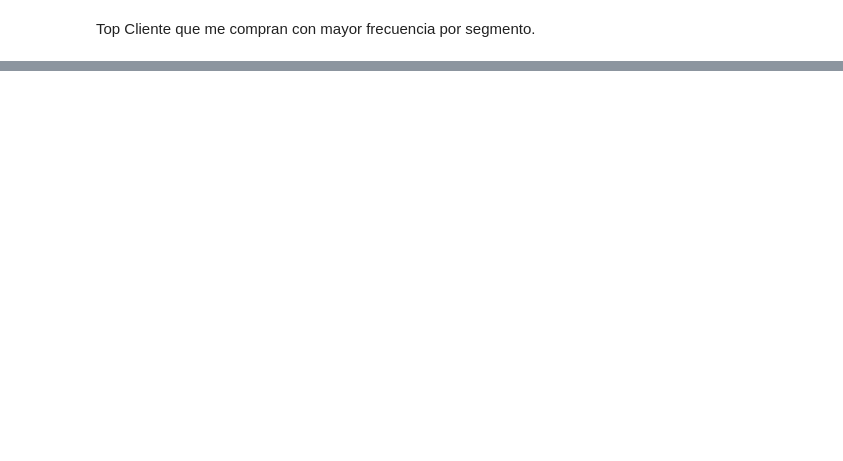
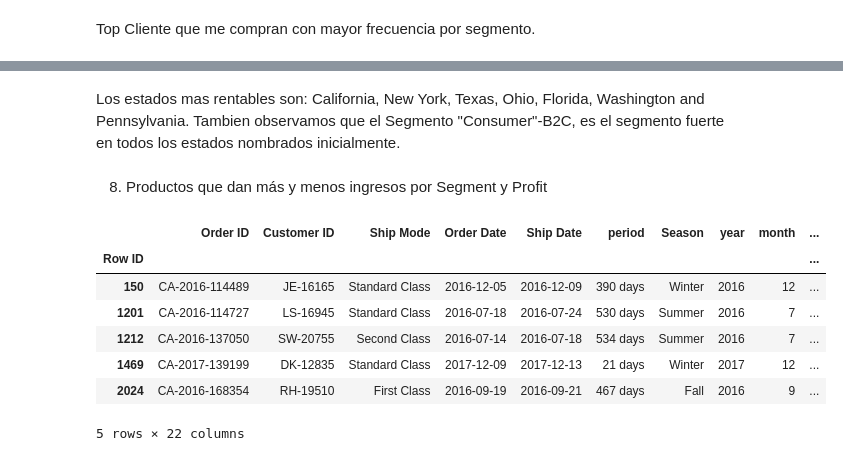
Before and after one commit to Sergio55Veliz/CDS-project, a Jupyter notebook: Data_Preprocesing.ipynb, the cells around one changed output, grey strips where cells are left out. Drawn from its saved outputs; the diff is of its cells as text; code cells hidden in the pictures; blank space fills up the shorter version.

```diff
--- a/Data_Preprocesing.ipynb
+++ b/Data_Preprocesing.ipynb
@@ -407,0 +496,4 @@ top_clientes_frecuentes #Observamos el top de los 3 clientes que nos compran fre
+# %%
+#excluding rows when order date > shipping date
+df3= df2[df2['Order Date']<df2['Ship Date']]
+df3.head(3)
@@ -407,0 +546,23 @@ top_clientes_frecuentes #Observamos el top de los 3 clientes que nos compran fre
+# %% [markdown]
+Los estados mas rentables son: California, New York, Texas, Ohio, Florida, Washington and Pennsylvania. Tambien observamos que el Segmento "Consumer"-B2C, es el segmento fuerte en todos los estados nombrados inicialmente.
+# %% [markdown]
+8. Productos que dan más y menos ingresos por Segment y Profit
+# %%
+# Seleccionando Profit positivo en los ultimos dos anios
+dfprof_positive = df3.loc[(df3.Profit > 0) & (df3.year>=2016),:]
+dfprof_positive.head()
+# %%
+dfprod_vend = dfprof_positive.groupby(['Product ID'])['Profit'].sum().reset_index().sort_values(by='Profit', ascending=False).head(10)
+
+filter=dfprof_positive['Product ID'].isin(dfprod_vend['Product ID'])
+prod_subset=dfprof_positive[filter]
+prod_subset.head()
+# %% [output]
+|  | Order ID | Customer ID | Ship Mode | Order Date | Ship Date | period | Season | year | month | ... |
+| Row ID |  |  |  |  |  |  |  |  |  | ... |
+| 150 | CA-2016-114489 | JE-16165 | Standard Class | 2016-12-05 | 2016-12-09 | 390 days | Winter | 2016 | 12 | ... |
+| 1201 | CA-2016-114727 | LS-16945 | Standard Class | 2016-07-18 | 2016-07-24 | 530 days | Summer | 2016 | 7 | ... |
+| 1212 | CA-2016-137050 | SW-20755 | Second Class | 2016-07-14 | 2016-07-18 | 534 days | Summer | 2016 | 7 | ... |
+| 1469 | CA-2017-139199 | DK-12835 | Standard Class | 2017-12-09 | 2017-12-13 | 21 days | Winter | 2017 | 12 | ... |
+| 2024 | CA-2016-168354 | RH-19510 | First Class | 2016-09-19 | 2016-09-21 | 467 days | Fall | 2016 | 9 | ... |
+5 rows × 22 columns
```
Also changed, not shown: parts of 36 cells of this notebook.
